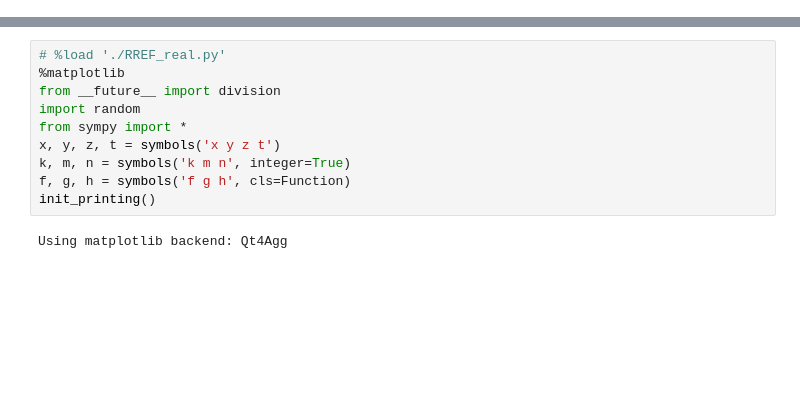
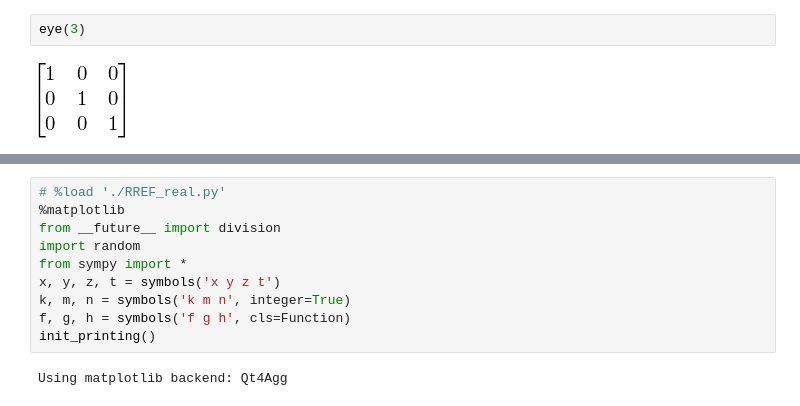
Before and after one commit to DevinBayly/Notebooks-for-Contract, a Jupyter notebook: creating_elementary_matrix_lists.ipynb, the cells around one changed output, grey strips where cells are left out. Drawn from its saved outputs; the diff is of its cells as text; blank space fills up the shorter version.

```diff
--- a/creating_elementary_matrix_lists.ipynb
+++ b/creating_elementary_matrix_lists.ipynb
@@ -0,0 +13,4 @@
+# %%
+eye(3)
+# %% [output]
+[figure, added]
```
Also changed, not shown: parts of 10 cells of this notebook.
